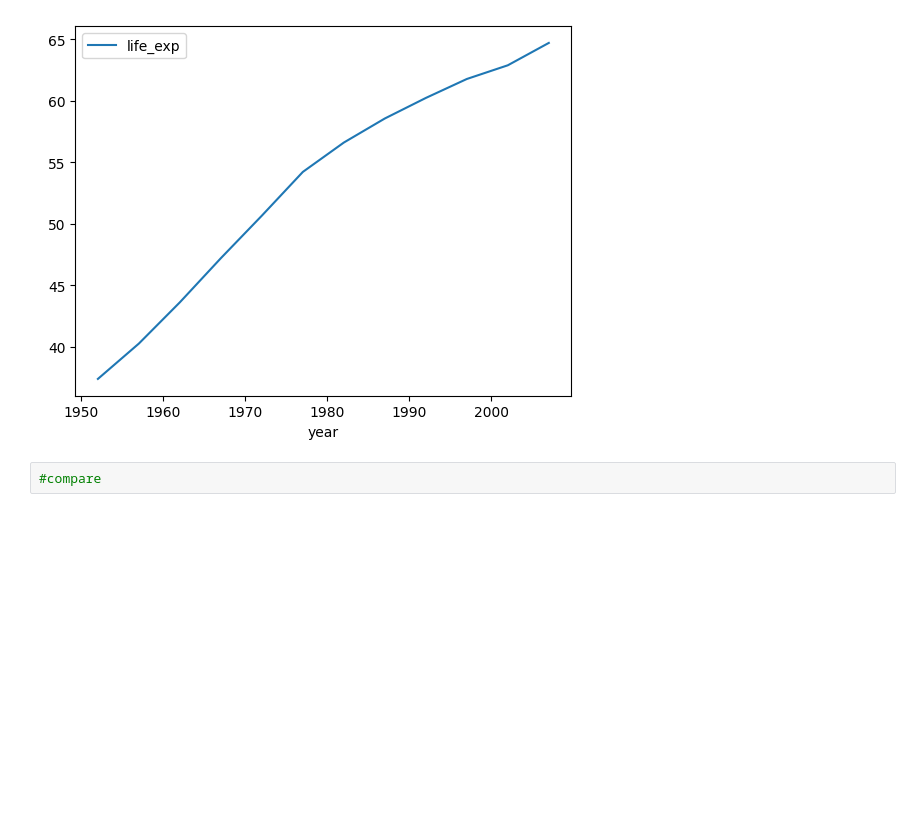
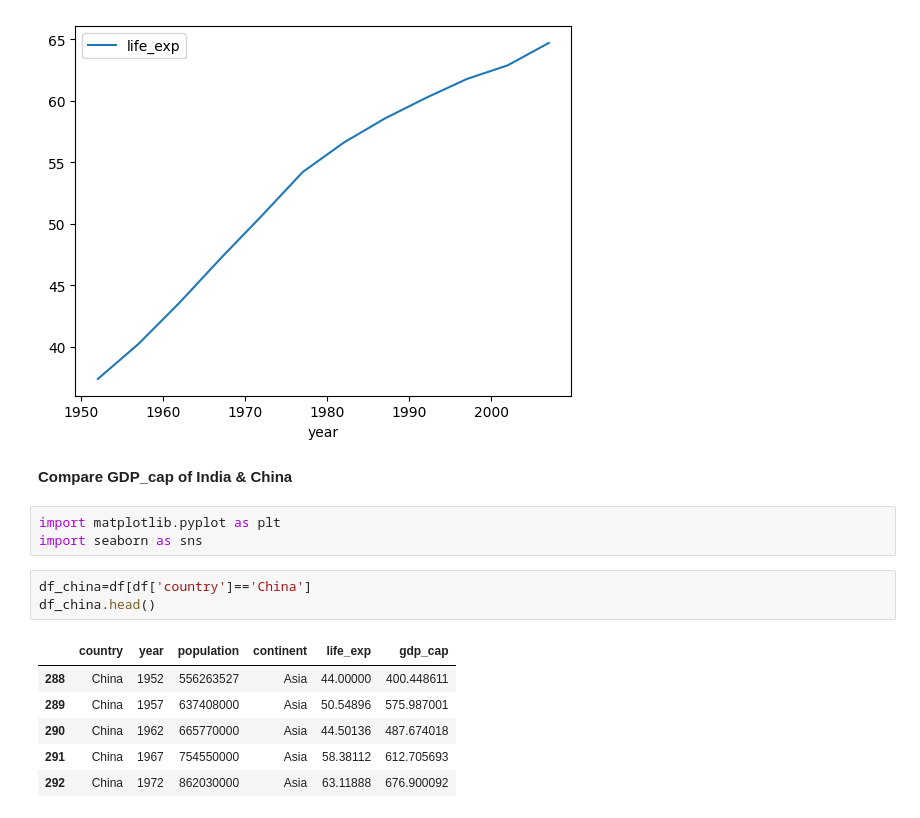
Before and after one commit to Dhrupad-05/Python-Libraries-for-Data-Science-For-Beginners-, a Jupyter notebook: How_Companies_Decide_What_to_Build_or_Ignore_Using_Data.ipynb, the cells around one changed output. Drawn from its saved outputs; the diff is of its cells as text; blank space fills up the shorter version.

```diff
--- a/How_Companies_Decide_What_to_Build_or_Ignore_Using_Data.ipynb
+++ b/How_Companies_Decide_What_to_Build_or_Ignore_Using_Data.ipynb
@@ -185,5 +185,18 @@ df_ind.plot(x='year',y='life_exp')
 # %% [output]
 <Axes: xlabel='year'>
 [figure]
-# %%
-#compare
+# %% [markdown]
+**Compare GDP_cap of India & China**
+# %%
+import matplotlib.pyplot as plt
+import seaborn as sns
+# %%
+df_china=df[df['country']=='China']
+df_china.head()
+# %% [output]
+|  | country | year | population | continent | life_exp | gdp_cap |
+| 288 | China | 1952 | 556263527 | Asia | 44.00000 | 400.448611 |
+| 289 | China | 1957 | 637408000 | Asia | 50.54896 | 575.987001 |
+| 290 | China | 1962 | 665770000 | Asia | 44.50136 | 487.674018 |
+| 291 | China | 1967 | 754550000 | Asia | 58.38112 | 612.705693 |
+| 292 | China | 1972 | 862030000 | Asia | 63.11888 | 676.900092 |
```
Also changed, not shown: parts of 1 cell of this notebook.
